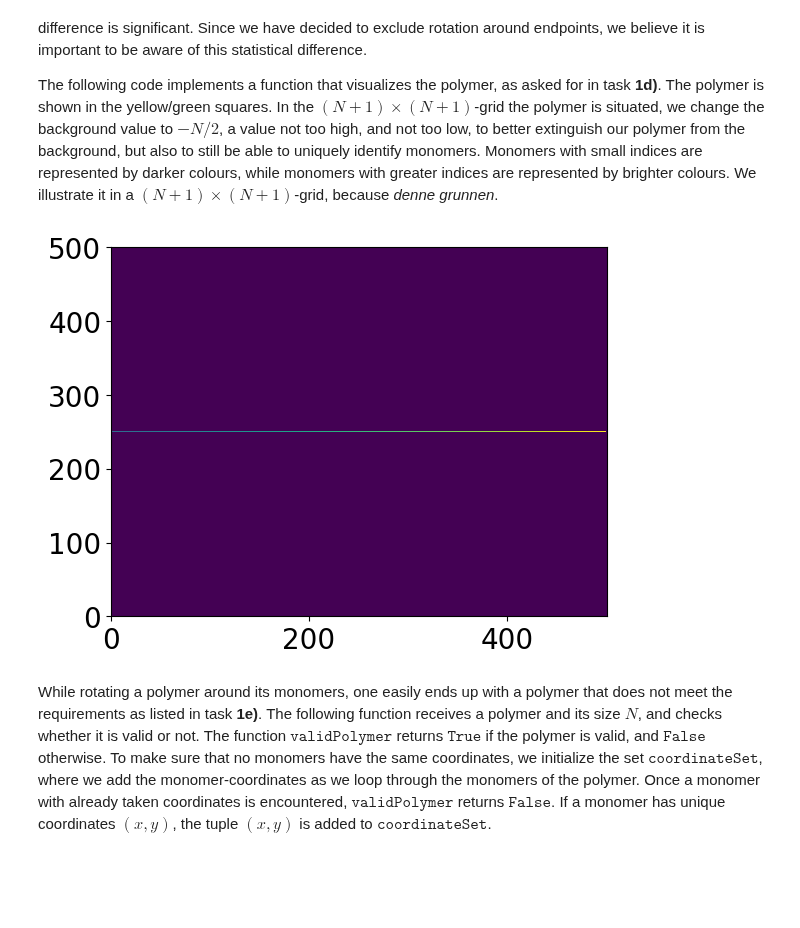
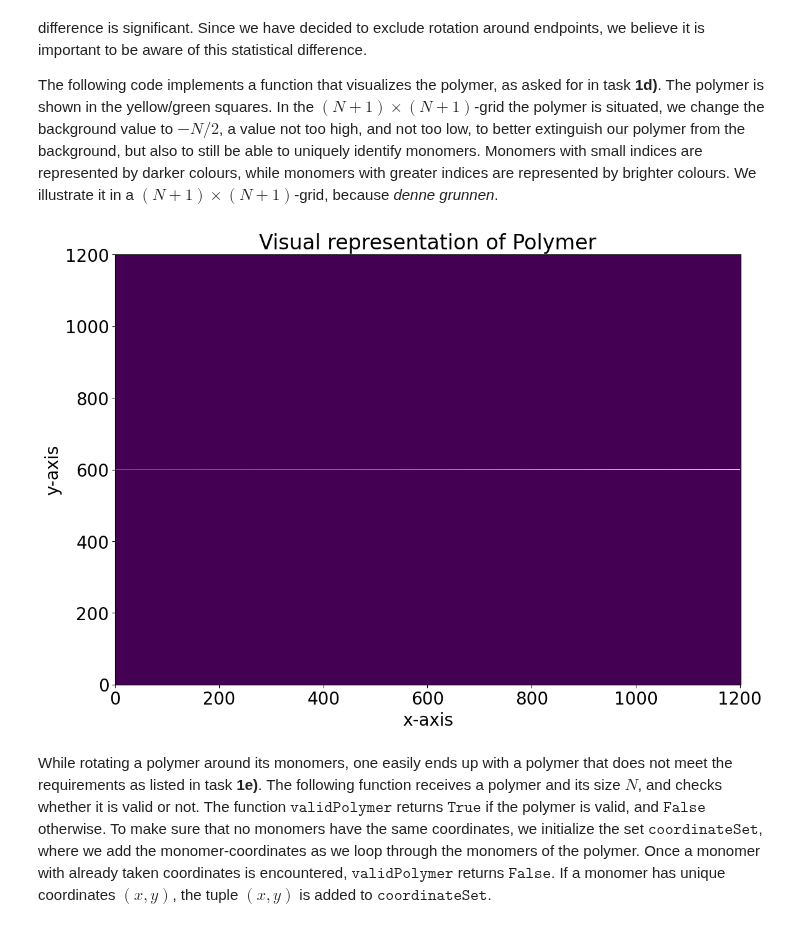
Before and after one commit to OliverRuden/TMA4320-scientific-computing, a Jupyter notebook: VitBerBioFysikk.ipynb, the cells around one changed output. Cells and saved outputs as stored; diff of their text form; code cells hidden in the pictures; blank space fills up the shorter version.

```diff
--- a/VitBerBioFysikk.ipynb
+++ b/VitBerBioFysikk.ipynb
@@ -31,20 +31,24 @@ The following code implements a function that visualizes the polymer, as asked f
 # %%
 def illustratePolymer(polymer):
     N = len(polymer)                               # calculate the size of the input polymer
     grid = np.zeros((N + 1, N + 1))                # initialize an (N+1) * (N+1) grid
     grid -= N//2                               # set background value to -N / 2 for a better visualization of monomers with small indices
 
     for monomerNumber in range(N):                 # loop through all monomers of the input polymer
         x = int(polymer[monomerNumber, 0])         # collect x-coordinate of the monomer
         y = int(polymer[monomerNumber, 1])         # collect y-coordinate of the monomer
         grid[y, x] = monomerNumber + 1             # set the value of the point (x, y) in the grid to the index of the monomer + 1 (i.e. start at 1)
 
+    plt.figure(figsize = (13,9))
+    plt.title("Visual representation of Polymer")
+    plt.xlabel("x-axis")
+    plt.ylabel("y-axis")
     plt.pcolormesh(grid)
     plt.show()
 
-illustratePolymer(createPolymer(500))
+illustratePolymer(createPolymer(1200))
 # %% [output]
-[figure, old version]
+[figure, new version]
 # %% [markdown]
 While rotating a polymer around its monomers, one easily ends up with a polymer that does not meet the requirements as listed in task **1e)**. The following function receives a polymer and its size $N$, and checks whether it is valid or not. The function $\texttt{validPolymer}$ returns $\texttt{True}$ if the polymer is valid, and $\texttt{False}$ otherwise. To make sure that no monomers have the same coordinates, we initialize the set $\texttt{coordinateSet}$, where we add the monomer-coordinates as we loop through the monomers of the polymer. Once a monomer with already taken coordinates is encountered, $\texttt{validPolymer}$ returns $\texttt{False}$. If a monomer has unique coordinates $(x, y)$, the tuple $(x, y)$ is added to $\texttt{coordinateSet}$.
 # %%
```
Also changed, not shown: parts of 5 cells of this notebook.
